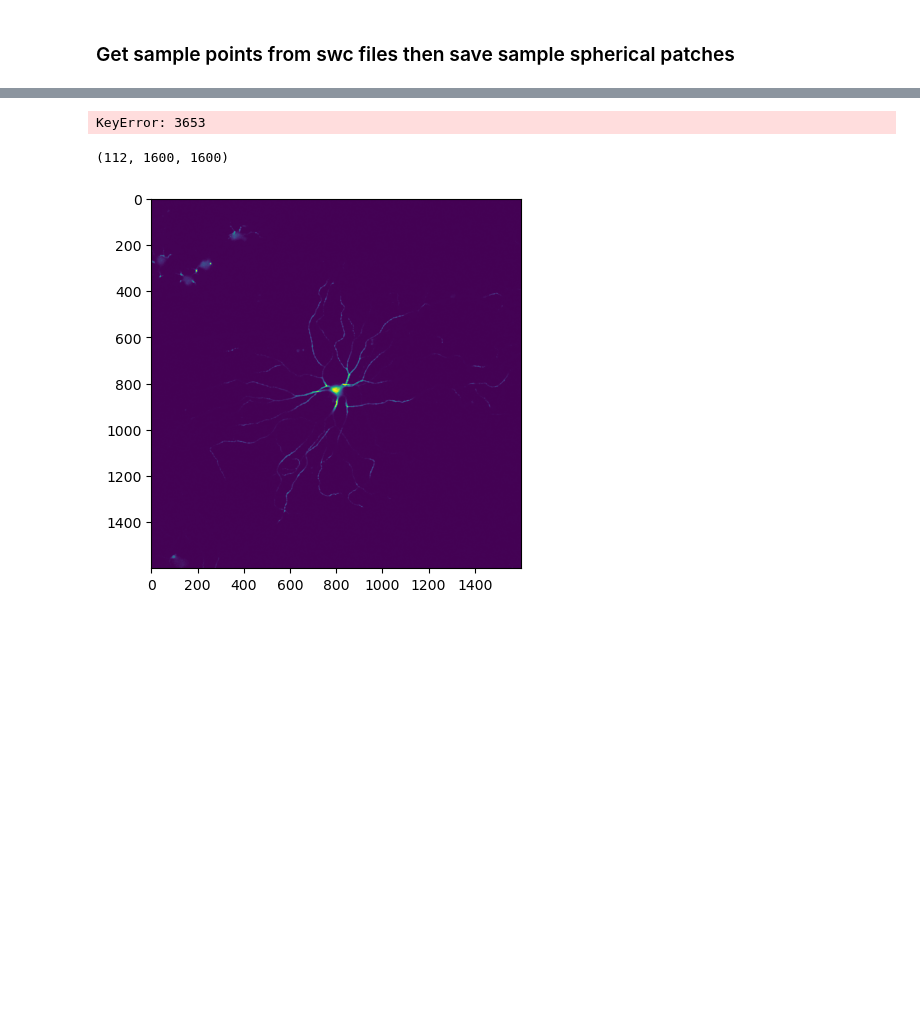
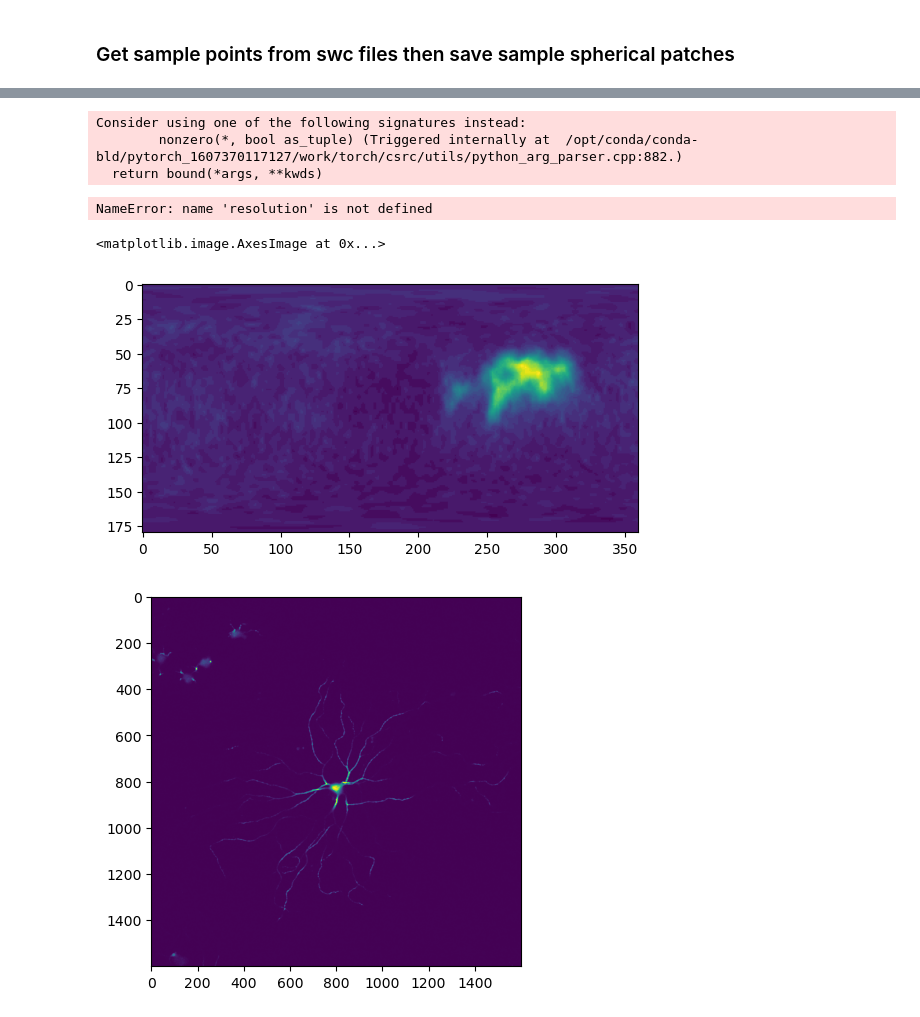
Before and after one commit to BrysonGray/neurotrack, a Jupyter notebook: branch_classifier.ipynb, the cells around one changed output, grey strips where cells are left out. Cells and saved outputs as stored; diff of their text form; code cells hidden in the pictures; blank space fills up the shorter version.

```diff
--- a/branch_classifier.ipynb
+++ b/branch_classifier.ipynb
@@ -36,14 +38,15 @@ in the SWC file with an added small random translation. Image patches are labele
 ### Get sample points from swc files then save sample spherical patches
 # %%
 # Load SWC file data into python lists
-swc_dir = "/Users/brysongray/bmap/gold166_swc_scaled"
+swc_dir = os.path.expanduser("~/bmap/gold166_swc_scaled")
 swc_files = os.listdir(swc_dir)
 
-img_dir = "/Users/brysongray/bmap/gold166_tifs_scaled/"
+img_dir = os.path.expanduser("~/bmap/gold166_tifs_scaled/")
 image_files = os.listdir(img_dir)
 
-out_dir = "gold166_classifier_data/"
+out_dir = os.path.expanduser("~/bmap/gold166_classifier_data/")
 if not os.path.exists(out_dir):
     os.makedirs(out_dir, exist_ok=True)
+    print(f"Created directory: {out_dir}")
 if not os.path.exists(os.path.join(out_dir, "observations")):
     os.makedirs(os.path.join(out_dir, "observations"))
@@ -57,28 +78,29 @@ ERROR:tornado.general:SEND Error: Host unreachable
+# %%
+with cProfile.Profile() as pr:
+    collect.spherical_patch_dataset(img_dir=img_dir, swc_dir=swc_dir, out_dir=out_dir, samples_per_neuron=100, sync=False)
+    stats = pstats.Stats(pr)
+    stats.sort_stats('cumulative').print_stats()
+    stats.print_stats()
+# %% [output]
+Consider using one of the following signatures instead:
+        nonzero(*, bool as_tuple) (Triggered internally at  /opt/conda/conda-bld/pytorch_1607370117127/work/torch/csrc/utils/python_arg_parser.cpp:882.)
+  return bound(*args, **kwds)
+NameError: name 'resolution' is not defined
+# %%
+observations = os.listdir(os.path.join(out_dir, "observations"))
+obs = observations[0]
+img = torch.load(os.path.join(out_dir,"observations", obs))
+# %%
+plt.imshow(img[36])
+# %% [output]
+<matplotlib.image.AxesImage at 0x...>
+[figure, added]
 # %%
 # swc_file = swc_files[1]
 # swc_list = load.swc(os.path.join(swc_dir, swc_file), verbose=False)
 swc_list = load.swc(os.path.join(swc_dir, 'GMR_57C10_AD_01-Two_recombinase_flipouts_A-f-A-20111108_4_E3-left_optic_lobe.v3draw.extract_1.v3dpbd.swc'), verbose=False)
 
 sections, section_graph = parse_swc(swc_list)
-# %%
-swc_file = swc_files[1]
-swc_list = load.swc(os.path.join(swc_dir, swc_file), verbose=False)
-img_name = [img_file for img_file in image_files if img_file.split('.tif')[0] in swc_file]
-img_name = img_name[0]
-img = tf.imread(os.path.join(image_dir, img_name))
-sections, graph = load.parse_swc_list_original(swc_list)
-branches, terminals = load.get_critical_points(swc_list, graph, sections)
-
-segments = []
-for section in sections.values():
-    segments.append(section)
-segments = torch.concatenate(segments)
-# %% [output]
-KeyError: 3653
-# %%
-img.shape
-# %% [output]
-(112, 1600, 1600)
 # %%
 # display the image with a branch point
 plt.imshow(img[56])
```
Also changed, not shown: parts of 7 cells of this notebook, 10 other files.
